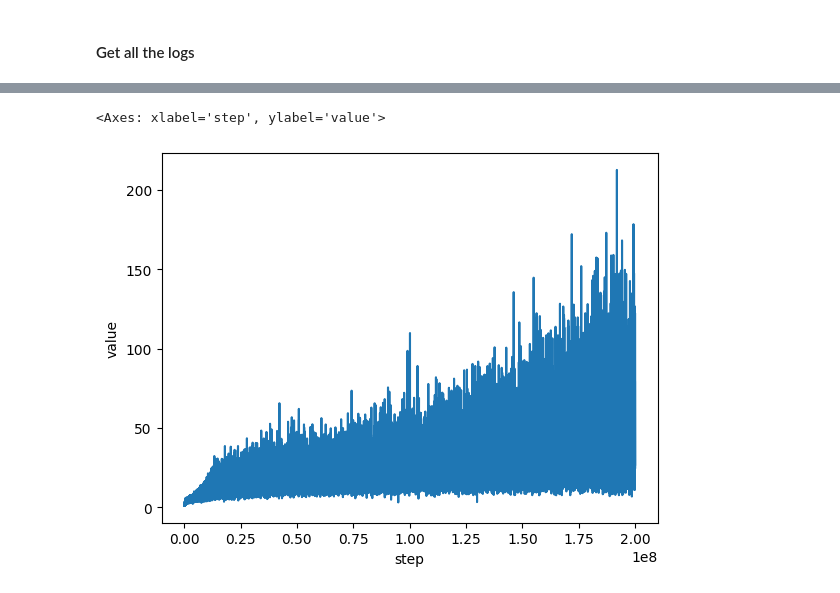
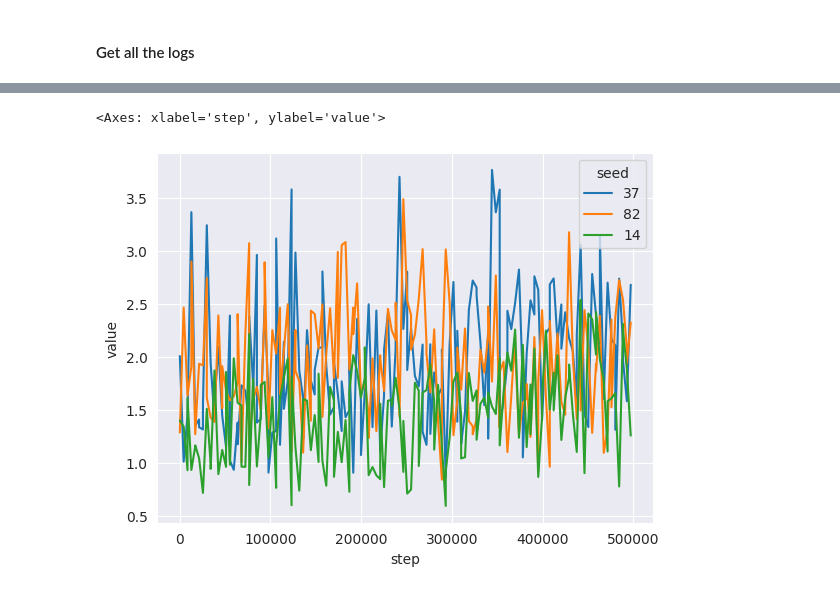
Before and after one commit to Farama-Foundation/A2Perf, a Jupyter notebook: viz/analysis/quadruped_locomotion/Metrics.ipynb, the cells around one changed output, grey strips where cells are left out. Cells and saved outputs as stored; diff of their text form; code cells hidden in the pictures.

```diff
--- a/viz/analysis/quadruped_locomotion/Metrics.ipynb
+++ b/viz/analysis/quadruped_locomotion/Metrics.ipynb
@@ -30,6 +53,6 @@ base_dir = '/home/ikechukwuu/workspace/gcs/a2perf/quadruped_locomotion/dog_pace/
 # %% [markdown]
 #### Get all the logs
 # %%
-log_dirs = glob.glob(os.path.join(base_dir, experiment_number, f'**/policies/PPO1_1/*events*'), recursive=True)
+log_dirs = glob.glob(os.path.join(base_dir, experiment_number, f'**/tensorboard/PPO_0_1/*events*'), recursive=True)
 log_dirs
 # %% [output]
@@ -39,13 +62,22 @@ log_dirs
 # %%
-df = pd.DataFrame()
+all_df = pd.DataFrame()
 for log_dir in log_dirs:
     reader = SummaryReader(log_dir)
-    df = df.append(reader.scalars)
+
+    df = reader.scalars
 
     # label each row with the random seed
-    df['seed'] = log_dir.split('/')[-4]
+    df['seed'] = log_dir.split('/')[-4].split('_')[-5]
+    print(f'Seed: {df["seed"].iloc[0]}')
 
     # label each row with the experiment number
-    df['experiment'] = log_dir.split('/')[-5]
+    df['experiment'] = log_dir.split('/')[-6]
+
+    print(f'Finished processing {log_dir}')
+    print(f'Number of rows: {len(df)}')
+
+    # Print out the last global step value
+    print(f'Last global step value: {df["step"].iloc[-1]}')
+    all_df = pd.concat([all_df, df])
 # %% [output]
 Found more than one graph event per run, or there was a metagraph containing a graph_def, as well as one or more graph events.  Overwriting the graph with the newest event.
@@ -52,0 +98,4 @@ AttributeError: 'DataFrame' object has no attribute 'append'
+# %%
+
+ep_rew_df = all_df[all_df['tag'] == 'episode_reward']
+ep_rew_df.head()
@@ -61,7 +159,3 @@ array(['episode_reward', 'input_info/advantage', 'input_info/clip_range',
        'loss/clip_frac', 'loss/entropy_loss', 'loss/loss',
        'loss/policy_gradient_loss', 'loss/value_function_loss'],
       dtype=object)
-# %%
-# We just care about the episode reward
-ep_rew_df = df[df['tag'] == 'episode_reward']
-ep_rew_df.describe()
@@ -78,6 +231,6 @@ ep_rew_df.describe()
 # %%
-# plot the episode reward
-sns.lineplot(data=ep_rew_df, x='step', y='value')
+# plot the episode reward, but use random seeds for shading
+sns.lineplot(data=ep_rew_df, x='step', y='value', hue='seed')
 # %% [output]
 <Axes: xlabel='step', ylabel='value'>
-[figure, old version]
+[figure, new version]
```
Also changed, not shown: parts of 57 cells of this notebook, 3 other files.
